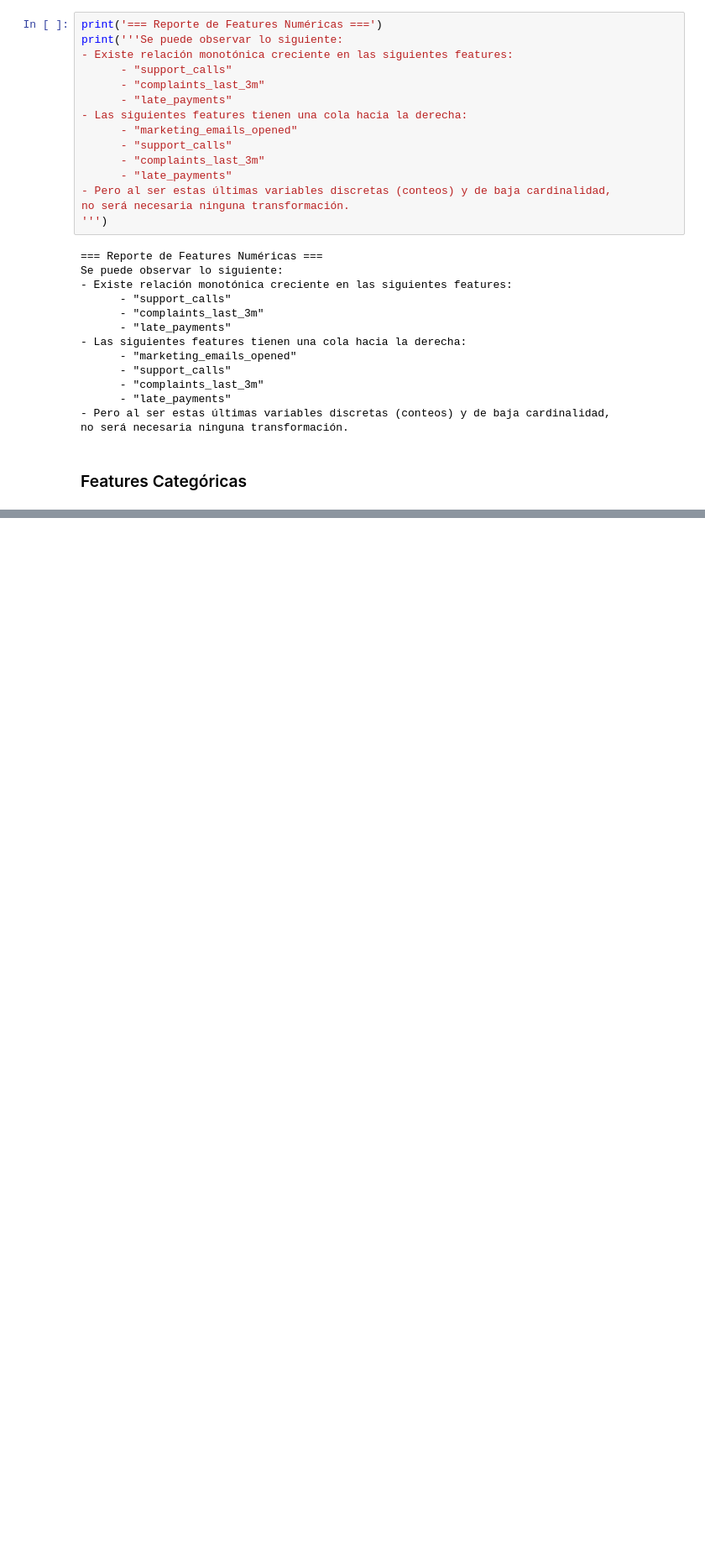
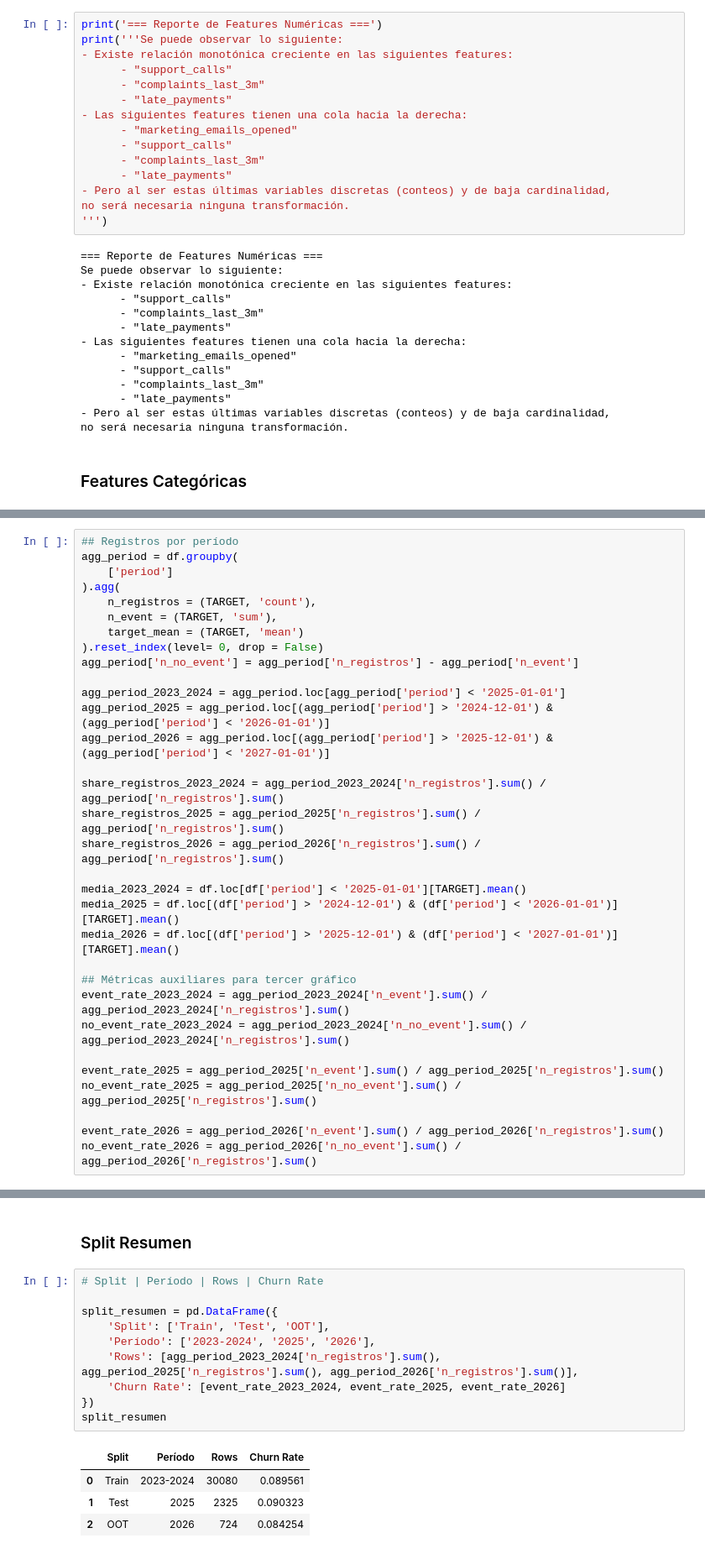
Before and after one commit to davidrodriguez2712/proyecto-3-prediccion-churn, a Jupyter notebook: notebooks/01_eda.ipynb, the cells around one changed output, grey strips where cells are left out. Shown at 84% size. Drawn from its saved outputs; the diff is of its cells as text; blank space fills up the shorter version.

```diff
--- a/notebooks/01_eda.ipynb
+++ b/notebooks/01_eda.ipynb
@@ -335,0 +375,32 @@ for i, var in enumerate(FEATS_CATEGORICAS):
+# %%
+## Registros por período
+agg_period = df.groupby(
+    ['period']
+).agg(
+    n_registros = (TARGET, 'count'),
+    n_event = (TARGET, 'sum'),
+    target_mean = (TARGET, 'mean')
+).reset_index(level= 0, drop = False)
+agg_period['n_no_event'] = agg_period['n_registros'] - agg_period['n_event']
+
+agg_period_2023_2024 = agg_period.loc[agg_period['period'] < '2025-01-01']
+agg_period_2025 = agg_period.loc[(agg_period['period'] > '2024-12-01') & (agg_period['period'] < '2026-01-01')]
+agg_period_2026 = agg_period.loc[(agg_period['period'] > '2025-12-01') & (agg_period['period'] < '2027-01-01')]
+
+share_registros_2023_2024 = agg_period_2023_2024['n_registros'].sum() / agg_period['n_registros'].sum()
+share_registros_2025 = agg_period_2025['n_registros'].sum() / agg_period['n_registros'].sum()
+share_registros_2026 = agg_period_2026['n_registros'].sum() / agg_period['n_registros'].sum()
+
+media_2023_2024 = df.loc[df['period'] < '2025-01-01'][TARGET].mean()
+media_2025 = df.loc[(df['period'] > '2024-12-01') & (df['period'] < '2026-01-01')][TARGET].mean()
+media_2026 = df.loc[(df['period'] > '2025-12-01') & (df['period'] < '2027-01-01')][TARGET].mean()
+
+## Métricas auxiliares para tercer gráfico
+event_rate_2023_2024 = agg_period_2023_2024['n_event'].sum() / agg_period_2023_2024['n_registros'].sum()
+no_event_rate_2023_2024 = agg_period_2023_2024['n_no_event'].sum() / agg_period_2023_2024['n_registros'].sum()
+
+event_rate_2025 = agg_period_2025['n_event'].sum() / agg_period_2025['n_registros'].sum()
+no_event_rate_2025 = agg_period_2025['n_no_event'].sum() / agg_period_2025['n_registros'].sum()
+
+event_rate_2026 = agg_period_2026['n_event'].sum() / agg_period_2026['n_registros'].sum()
+no_event_rate_2026 = agg_period_2026['n_no_event'].sum() / agg_period_2026['n_registros'].sum()
@@ -335,0 +560,17 @@ for i, var in enumerate(FEATS_CATEGORICAS):
+# %% [markdown]
+### Split Resumen
+# %%
+# Split | Período | Rows | Churn Rate
+
+split_resumen = pd.DataFrame({
+    'Split': ['Train', 'Test', 'OOT'],
+    'Período': ['2023-2024', '2025', '2026'],
+    'Rows': [agg_period_2023_2024['n_registros'].sum(), agg_period_2025['n_registros'].sum(), agg_period_2026['n_registros'].sum()],
+    'Churn Rate': [event_rate_2023_2024, event_rate_2025, event_rate_2026]
+})
+split_resumen
+# %% [output]
+|  | Split | Período | Rows | Churn Rate |
+| 0 | Train | 2023-2024 | 30080 | 0.089561 |
+| 1 | Test | 2025 | 2325 | 0.090323 |
+| 2 | OOT | 2026 | 724 | 0.084254 |
```
Also changed, not shown: parts of 7 cells of this notebook, 1 other file.
